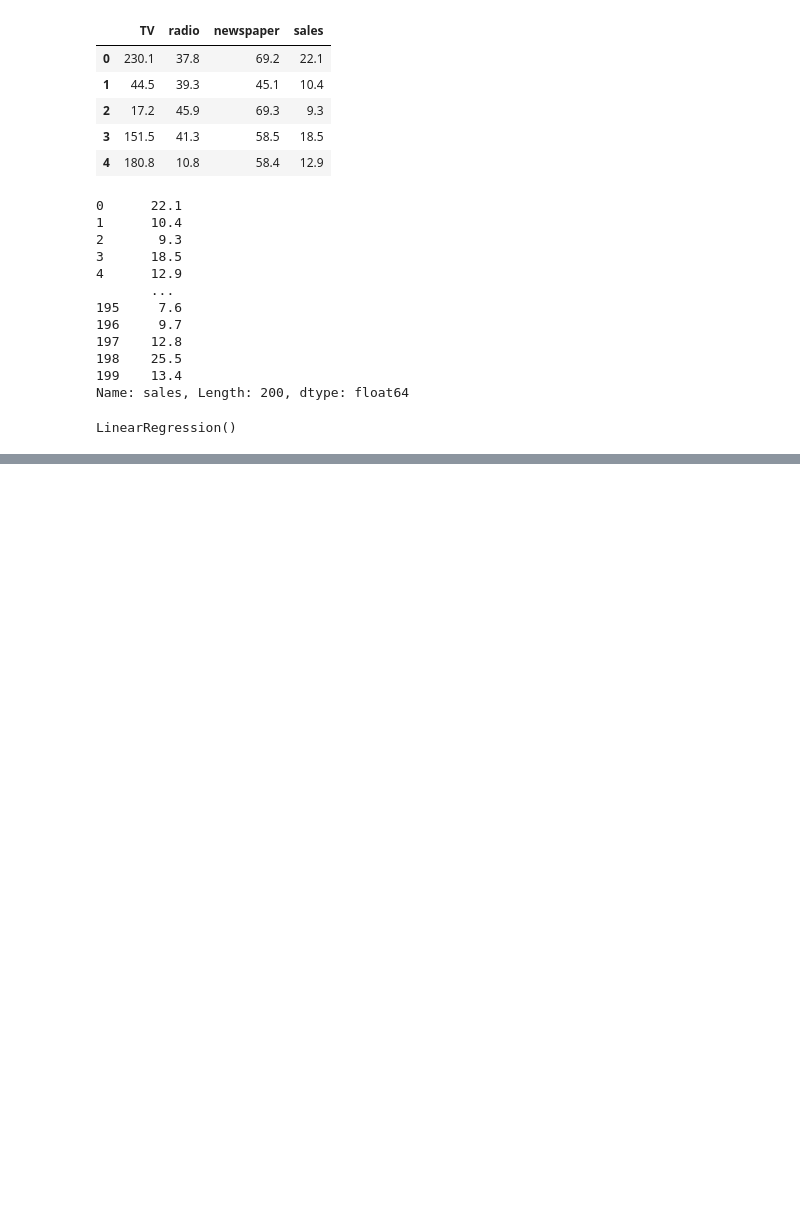
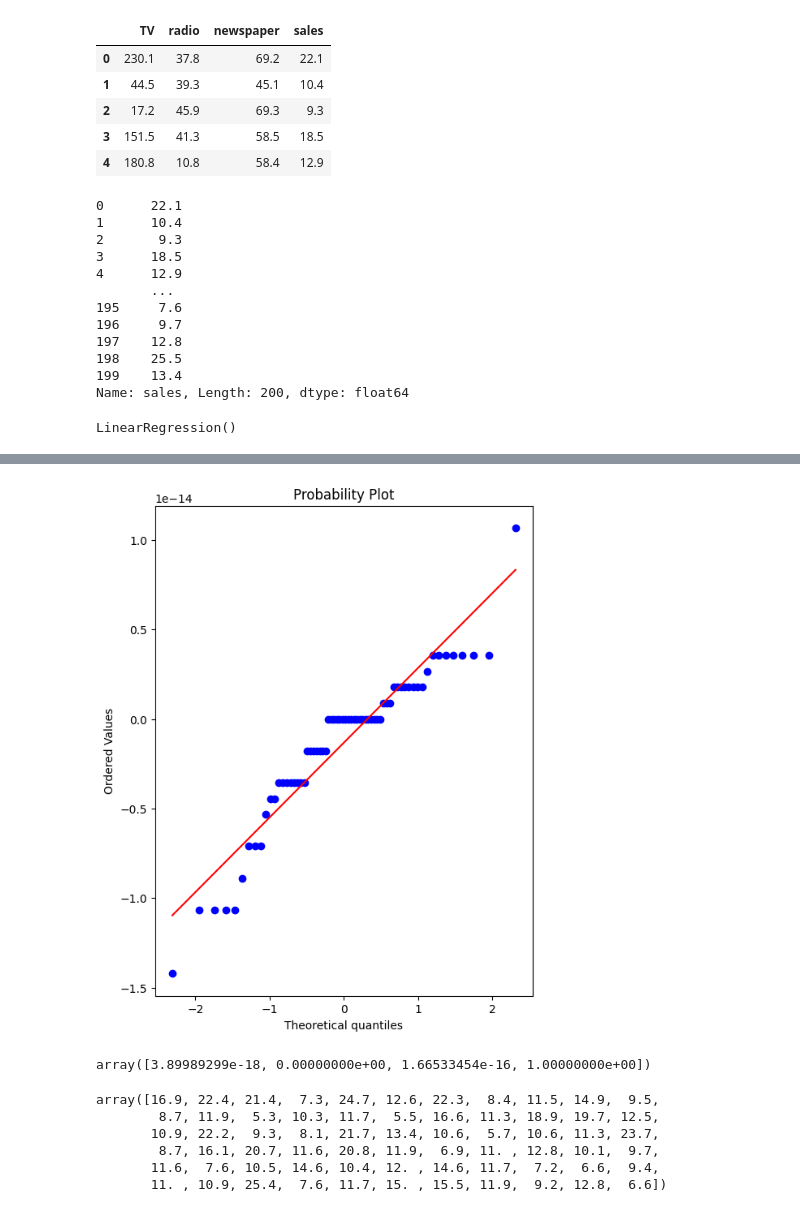
Before and after one commit to Aadilji/ML_Live_Class_Sagar_Sir, a Jupyter notebook: Linear Regression.ipynb, the cells around one changed output, grey strips where cells are left out. Cells and saved outputs as stored; diff of their text form; code cells hidden in the pictures; blank space fills up the shorter version.

```diff
--- a/Linear Regression.ipynb
+++ b/Linear Regression.ipynb
@@ -114,0 +122,35 @@ plt.axhline(y = 0, color = 'red', ls ='--')       # mean line in form of dash
+# %%
+import scipy as sp
+
+# create a figure and axis to plot on
+fig, ax = plt.subplots(figsize = (6,8), dpi = 100)
+
+# probplot returns the raw values if needed
+# we just want to the plot, so we are assigning this raw values to _
+
+_ = sp.stats.probplot(test_residual, plot = ax)
+
+
+
+# test residuals kya hai upper check karo...
+# %% [output]
+[figure, added]
+# %%
+# coefficient
+
+model.coef_
+
+# it is the model coef(m-value) for tv,radio,newspaper
+# %% [output]
+array([3.89989299e-18, 0.00000000e+00, 1.66533454e-16, 1.00000000e+00])
+# %%
+# prediction point for X_test
+y_hat = model.predict(X_test)
+y_hat
+# %% [output]
+array([16.9, 22.4, 21.4,  7.3, 24.7, 12.6, 22.3,  8.4, 11.5, 14.9,  9.5,
+        8.7, 11.9,  5.3, 10.3, 11.7,  5.5, 16.6, 11.3, 18.9, 19.7, 12.5,
+       10.9, 22.2,  9.3,  8.1, 21.7, 13.4, 10.6,  5.7, 10.6, 11.3, 23.7,
+        8.7, 16.1, 20.7, 11.6, 20.8, 11.9,  6.9, 11. , 12.8, 10.1,  9.7,
+       11.6,  7.6, 10.5, 14.6, 10.4, 12. , 14.6, 11.7,  7.2,  6.6,  9.4,
+       11. , 10.9, 25.4,  7.6, 11.7, 15. , 15.5, 11.9,  9.2, 12.8,  6.6])
```
Also changed, not shown: parts of 12 cells of this notebook.
